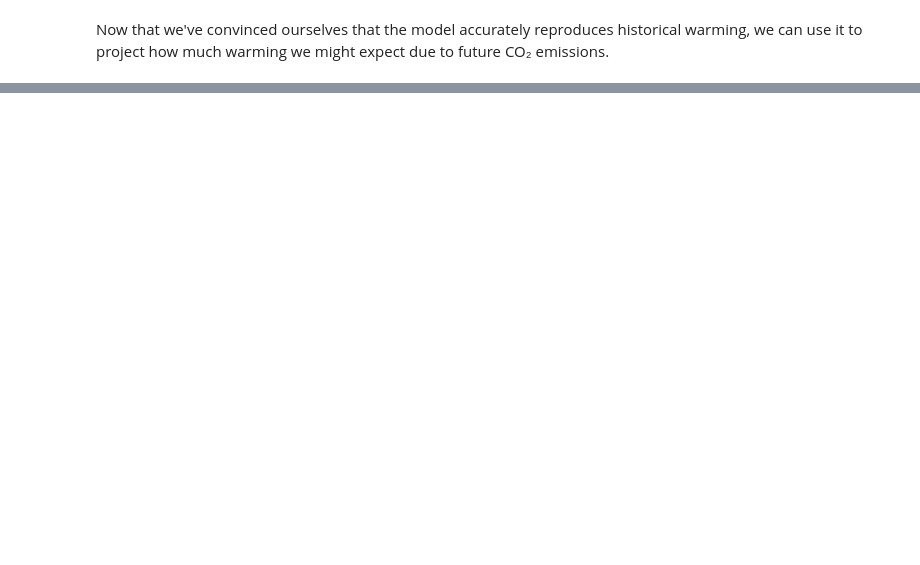
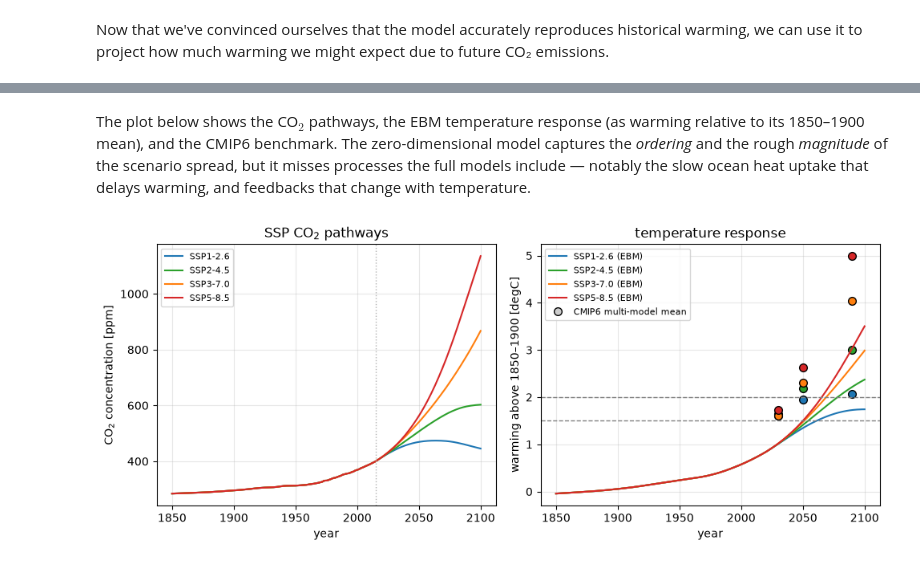
Before and after one commit to drvivekhydro/hydroclimatology, a Jupyter notebook: lecture-04-zero-dimensional-ebm.ipynb, the cells around one changed output, grey strips where cells are left out. Saved outputs shown, nothing was run; the diff lists cells and outputs as text; code cells hidden in the pictures; blank space fills up the shorter version.

```diff
--- a/lecture-04-zero-dimensional-ebm.ipynb
+++ b/lecture-04-zero-dimensional-ebm.ipynb
@@ -518,9 +524,0 @@ In the low-emissions scenario, the temperature increase stays below $\Delta T$ =
-# %%
-model_parameters["CO2"] = CO2_RCP26
-model1 = EBM(**model_parameters)
-
-model_parameters["CO2"] = CO2_RCP85
-model2 = EBM(**model_parameters)
-
-run_model(model1, 249)
-run_model(model2, 249)
@@ -560,0 +561,39 @@ Additionally, some content has been adapted from [Brian Rose's Climate Laborator
+# %% [markdown]
+
+The plot below shows the CO$_2$ pathways, the EBM temperature response (as warming
+relative to its 1850–1900 mean), and the CMIP6 benchmark. The zero-dimensional model
+captures the *ordering* and the rough *magnitude* of the scenario spread, but it
+misses processes the full models include — notably the slow ocean heat uptake that
+delays warming, and feedbacks that change with temperature.
+# %%
+
+cmip6 = pd.read_csv("data/cmip6_warming_by_ssp.csv", comment="#")
+period_mid = {"2021-2040": 2030, "2041-2060": 2050, "2081-2100": 2090}
+# %%
+
+proj_years = np.arange(1850, 2101)
+f, (ax, bx) = plt.subplots(1, 2, figsize=(10, 4.2))
+
+for name, colour in scenarios.items():
+    ax.plot(proj_years, co2_from_table(name)(proj_years), color=colour, label=name)
+ax.axvline(2015, color="0.7", lw=1, ls=":")
+ax.set_xlabel("year"); ax.set_ylabel("CO$_2$ concentration [ppm]")
+ax.set_title("SSP CO$_2$ pathways"); ax.legend(fontsize=8); ax.grid(alpha=0.3)
+
+for name, colour in scenarios.items():
+    m = runs[name]
+    baseline = m.T[m.t <= 1900].mean()
+    bx.plot(m.t, m.T - baseline, color=colour, label=f"{name} (EBM)")
+    row = cmip6[["period", name]]
+    for _, rr in row.iterrows():
+        bx.plot(period_mid[rr["period"]], rr[name], marker="o", ms=7,
+                mec="k", mfc=colour, ls="none")
+bx.plot([], [], marker="o", ms=7, mec="k", mfc="0.8", ls="none",
+        label="CMIP6 multi-model mean")
+bx.axhline(1.5, color="0.5", ls="--", lw=1)
+bx.axhline(2.0, color="0.5", ls="--", lw=1)
+bx.set_xlabel("year"); bx.set_ylabel("warming above 1850–1900 [degC]")
+bx.set_title("temperature response"); bx.legend(fontsize=8); bx.grid(alpha=0.3)
+f.tight_layout()
+# %% [output]
+[figure, added]
```
Also changed, not shown: parts of 26 cells of this notebook, 4 other files.
